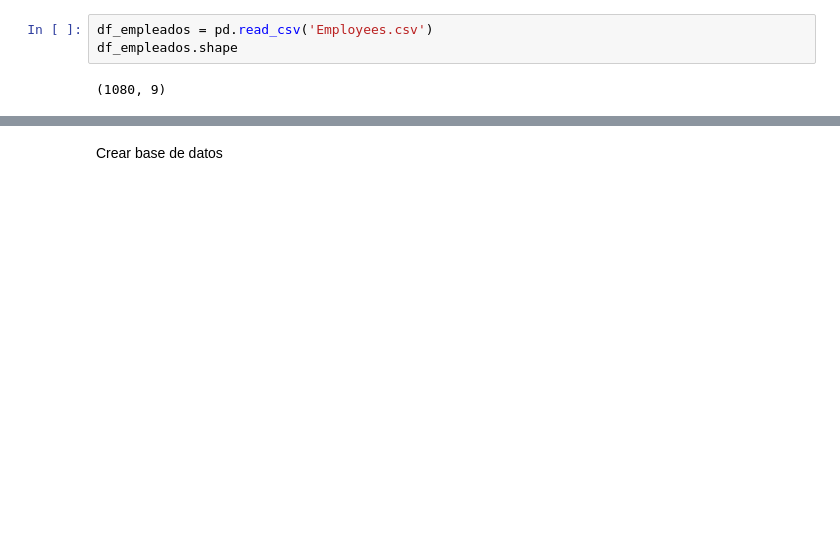
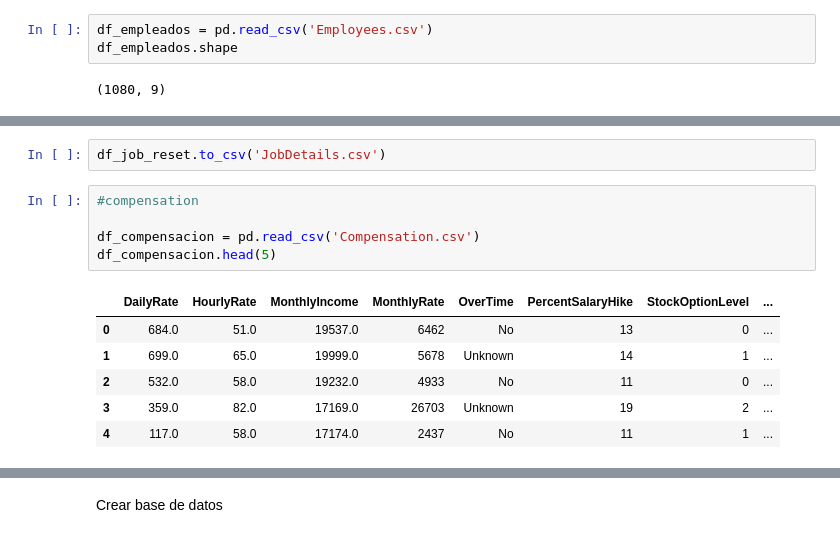
Before and after one commit to TaniaGraff/project-da-promo-angela-modulo-3-team-3, a Jupyter notebook: fase3.ipynb, the cells around one changed output, grey strips where cells are left out. Drawn from its saved outputs; the diff is of its cells as text; blank space fills up the shorter version.

```diff
--- a/fase3.ipynb
+++ b/fase3.ipynb
@@ -81,0 +101,14 @@ df_Employees.shape
+# %%
+df_job_reset.to_csv('JobDetails.csv')
+# %%
+#compensation
+
+df_compensacion = pd.read_csv('Compensation.csv')
+df_compensacion.head(5)
+# %% [output]
+|  | DailyRate | HourlyRate | MonthlyIncome | MonthlyRate | OverTime | PercentSalaryHike | StockOptionLevel | ... |
+| 0 | 684.0 | 51.0 | 19537.0 | 6462 | No | 13 | 0 | ... |
+| 1 | 699.0 | 65.0 | 19999.0 | 5678 | Unknown | 14 | 1 | ... |
+| 2 | 532.0 | 58.0 | 19232.0 | 4933 | No | 11 | 0 | ... |
+| 3 | 359.0 | 82.0 | 17169.0 | 26703 | Unknown | 19 | 2 | ... |
+| 4 | 117.0 | 58.0 | 17174.0 | 2437 | No | 11 | 1 | ... |
```
Also changed, not shown: parts of 26 cells of this notebook, 4 other files.
